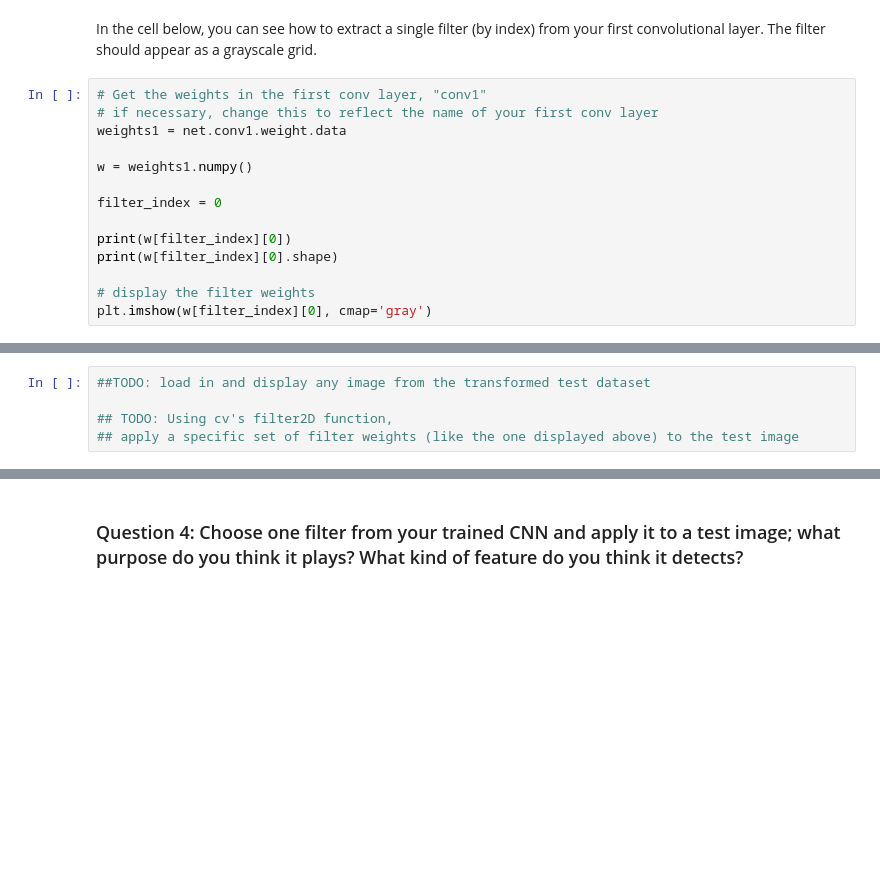
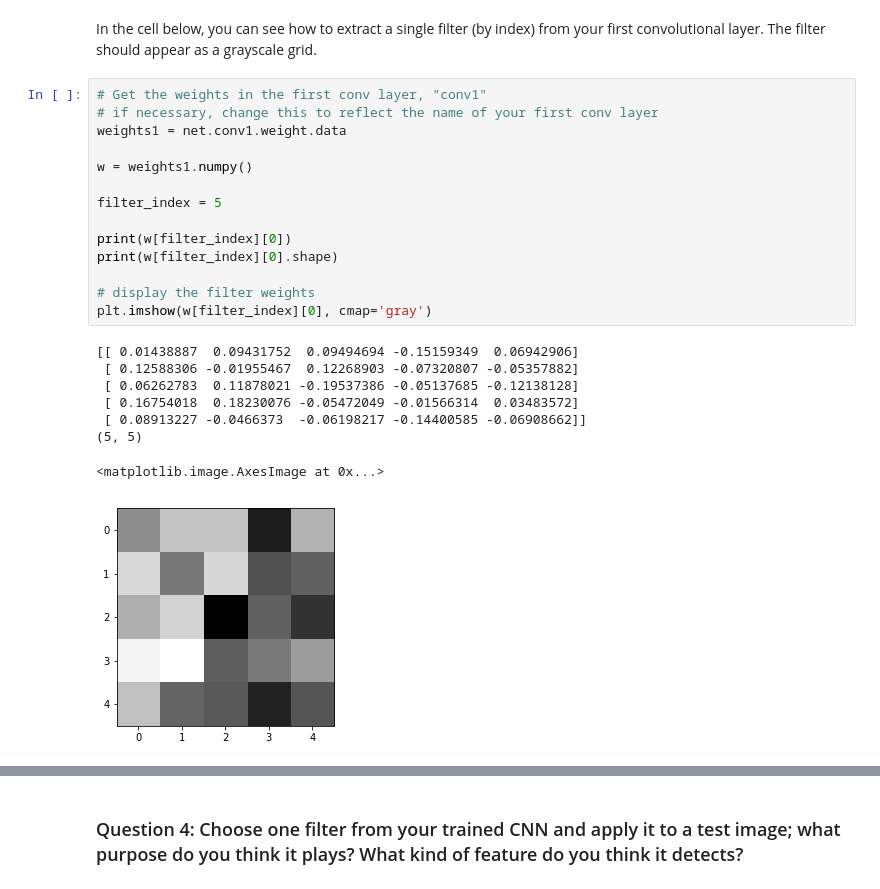
Before and after one commit to hyungkyulee/prod-computer-vision, a Jupyter notebook: facial-detection/2. Define the Network Architecture.ipynb, the cells around one changed output, grey strips where cells are left out. Cells and saved outputs as stored; diff of their text form; blank space fills up the shorter version.

```diff
--- a/facial-detection/2. Define the Network Architecture.ipynb
+++ b/facial-detection/2. Define the Network Architecture.ipynb
@@ -400,17 +512,26 @@ In the cell below, you can see how to extract a single filter (by index) from yo
 # %%
 # Get the weights in the first conv layer, "conv1"
 # if necessary, change this to reflect the name of your first conv layer
 weights1 = net.conv1.weight.data
 
 w = weights1.numpy()
 
-filter_index = 0
+filter_index = 5
 
 print(w[filter_index][0])
 print(w[filter_index][0].shape)
 
 # display the filter weights
 plt.imshow(w[filter_index][0], cmap='gray')
+# %% [output]
+[[ 0.01438887  0.09431752  0.09494694 -0.15159349  0.06942906]
+ [ 0.12588306 -0.01955467  0.12268903 -0.07320807 -0.05357882]
+ [ 0.06262783  0.11878021 -0.19537386 -0.05137685 -0.12138128]
+ [ 0.16754018  0.18230076 -0.05472049 -0.01566314  0.03483572]
+ [ 0.08913227 -0.0466373  -0.06198217 -0.14400585 -0.06908662]]
+(5, 5)
+<matplotlib.image.AxesImage at 0x...>
+[figure, added]
 # %% [markdown]
 ## Feature maps
 
@@ -423,8 +544,3 @@ Next, choose a test image and filter it with one of the convolutional kernels in
 
 ### TODO: Filter an image to see the effect of a convolutional kernel
 ---
-# %%
-##TODO: load in and display any image from the transformed test dataset
-
-## TODO: Using cv's filter2D function,
-## apply a specific set of filter weights (like the one displayed above) to the test image
```
Also changed, not shown: parts of 31 cells of this notebook, 9 other files.
